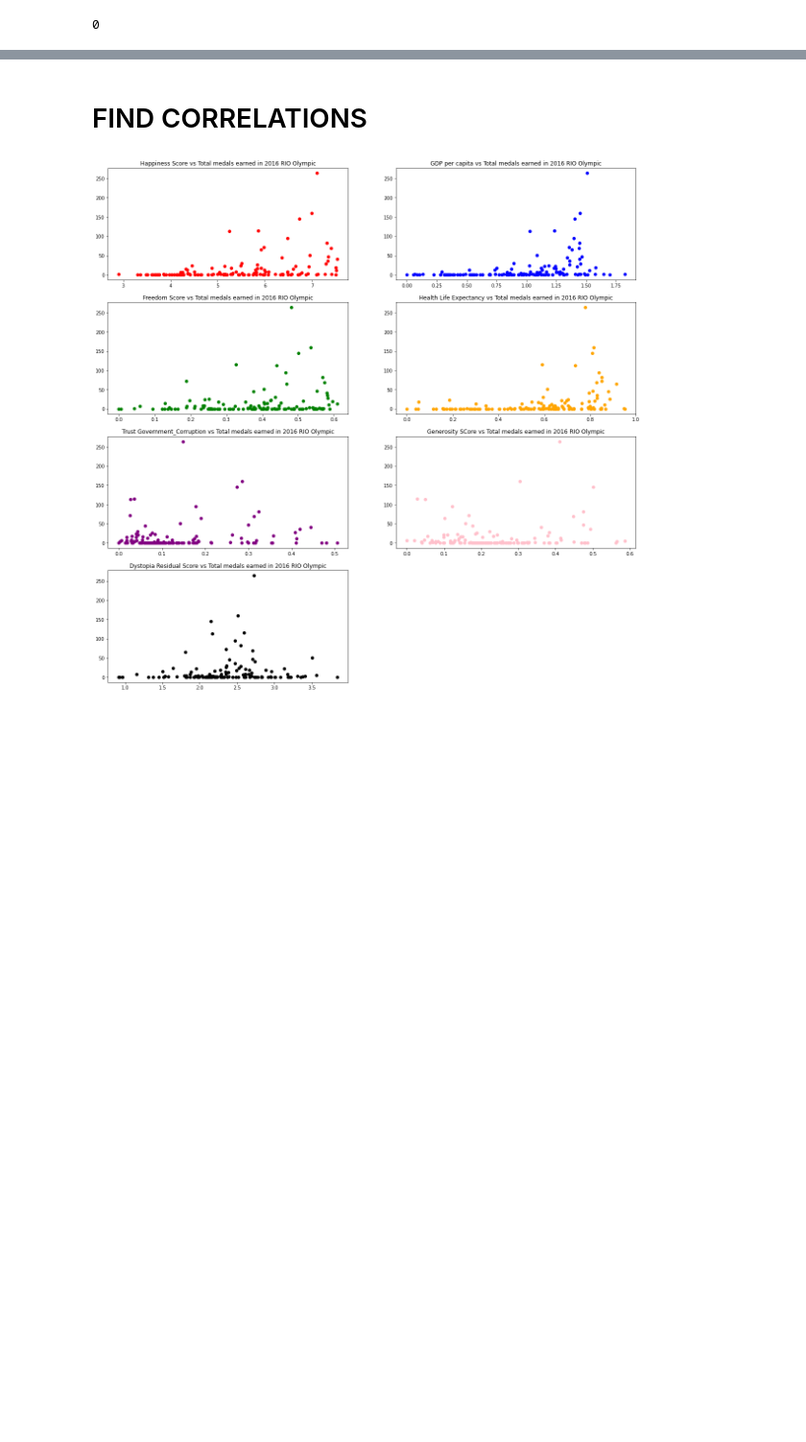
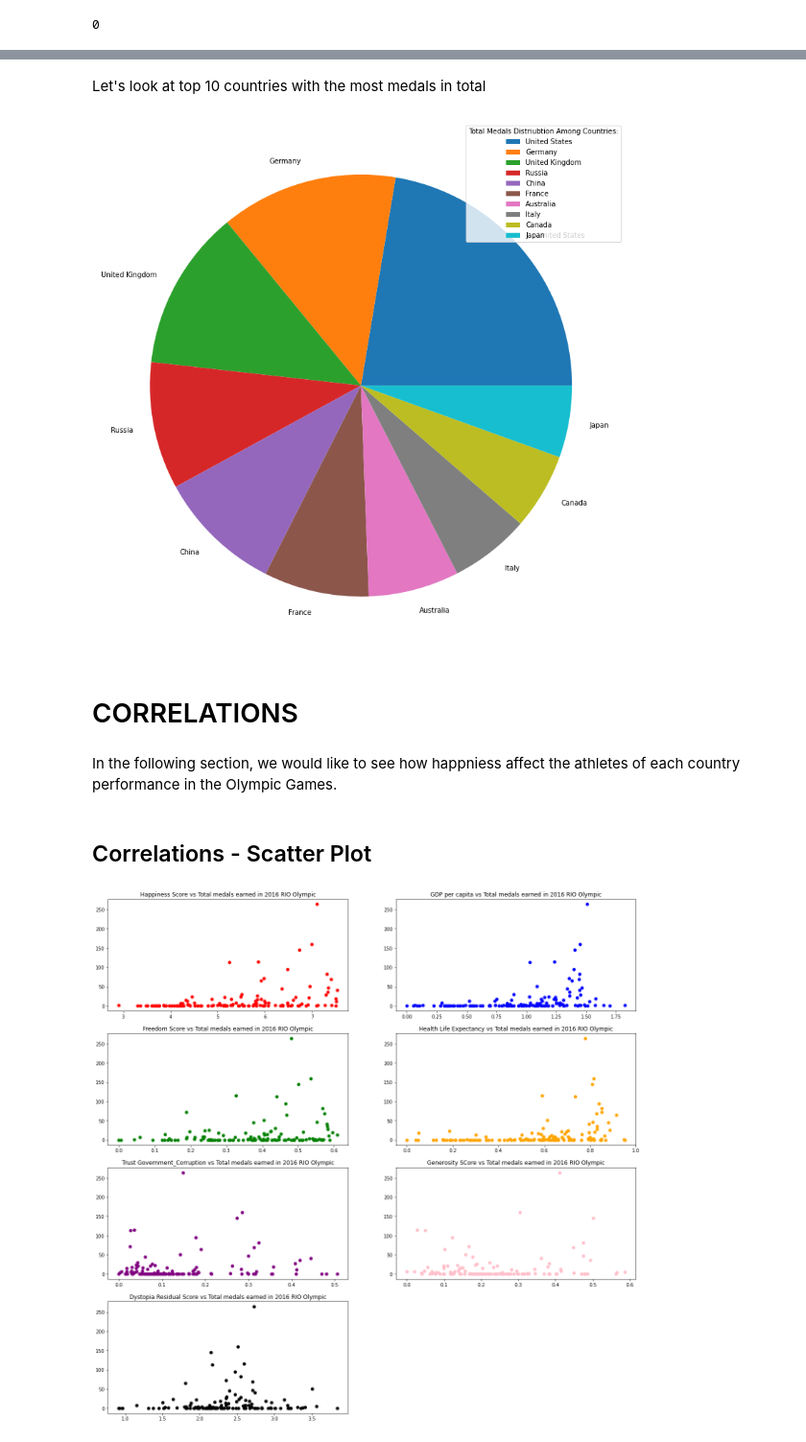
Before and after one commit to billychoy/Descriptive-Analysis-World-Happiness-Index-and-Olympic-Game, a Jupyter notebook: World Happiest Index and Olympic Game.ipynb, the cells around one changed output, grey strips where cells are left out. Shown at 96% size. Saved outputs shown, nothing was run; the diff lists cells and outputs as text; code cells hidden in the pictures; blank space fills up the shorter version.

```diff
--- a/World Happiest Index and Olympic Game.ipynb
+++ b/World Happiest Index and Olympic Game.ipynb
@@ -745,5 +753,21 @@ olympic_corr_clean.isnull().sum().sum()
+# %% [markdown]
+Let's look at top 10 countries with the most medals in total
+# %%
+y = np.array(olympic_corr_clean['total_medals'].sort_values(ascending=False).head(10))
+mylabels = np.array(olympic_corr_clean.sort_values(by=['total_medals'], ascending=False)['country'].head(10))
+
+plt.rc('figure', figsize=(14,14))
+plt.pie(y, labels = mylabels)
+plt.legend(title = "Total Medals Distriubtion Among Countries:")
+plt.show()
+# %% [output]
+[figure, added]
 # %% [markdown]
-# FIND CORRELATIONS<a id='find_corr'></a>
+# CORRELATIONS <a id='corr'></a>
+# %% [markdown]
+In the following section, we would like to see how happniess affect the athletes of each country performance in the Olympic Games.
+# %% [markdown]
+## Correlations - Scatter Plot <a id='corr_scatter'></a>
 # %%
 plt.rc('figure', figsize=(20,20))
 fig, axes = plt.subplots(4,2)
```
Also changed, not shown: parts of 46 cells of this notebook.
